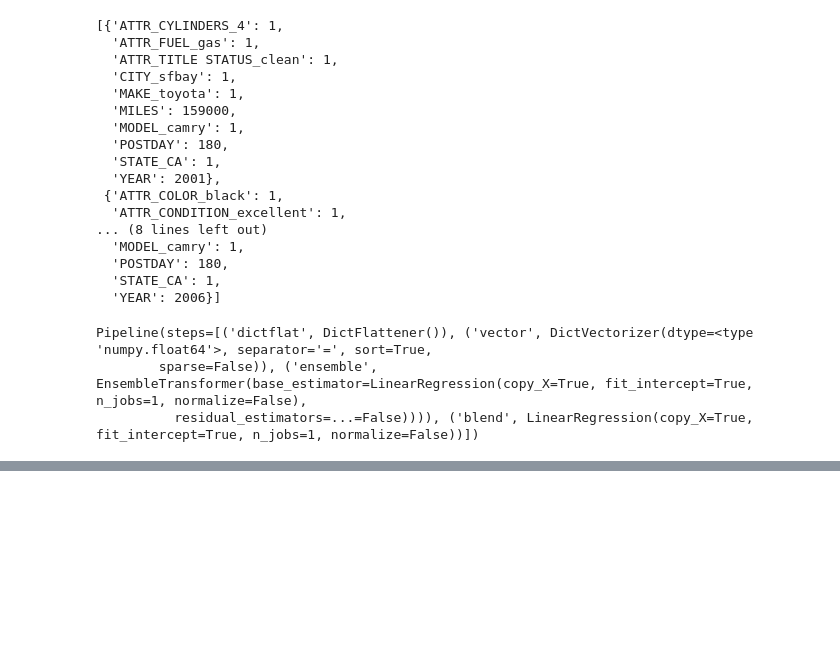
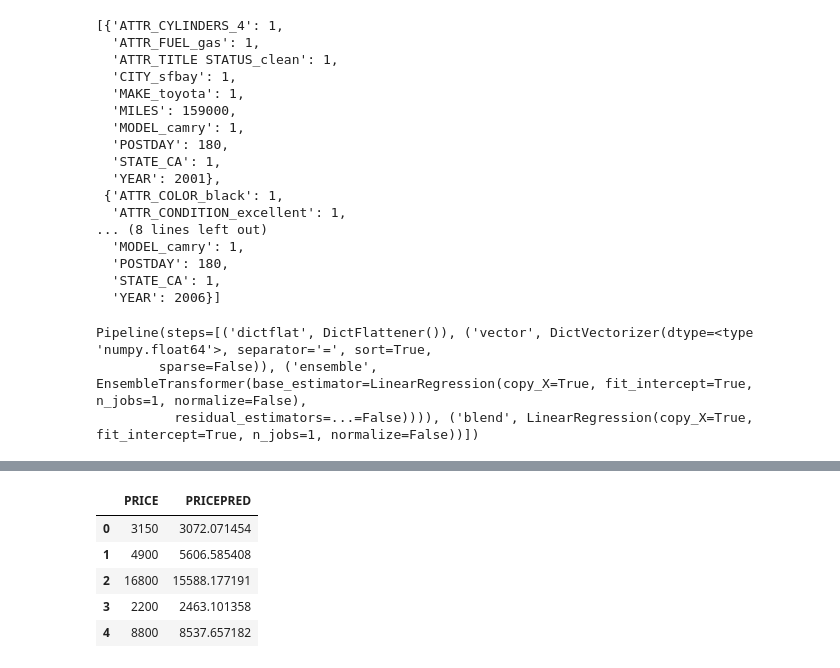
Before and after one commit to tsiangsun/cardeal, a Jupyter notebook: ML_CAR_PRICE.ipynb, the cells around one changed output, grey strips where cells are left out. Drawn from its saved outputs; the diff is of its cells as text; code cells hidden in the pictures; blank space fills up the shorter version.

```diff
--- a/ML_CAR_PRICE.ipynb
+++ b/ML_CAR_PRICE.ipynb
@@ -865,0 +1132,2 @@ plt.show()
+# %%
+ensemble_pipeline.fit(X_dict, y)
@@ -865,0 +1138,2 @@ plt.show()
+# %%
+y_pred = ensemble_pipeline.predict(X_dict)
@@ -865,0 +1189,2 @@ plt.show()
+# %%
+dfy = pd.DataFrame({'PRICEPRED': y_pred})
@@ -865,0 +1238,9 @@ plt.show()
+# %%
+df2[['PRICE','PRICEPRED']].head()
+# %% [output]
+|  | PRICE | PRICEPRED |
+| 0 | 3150 | 3072.071454 |
+| 1 | 4900 | 5606.585408 |
+| 2 | 16800 | 15588.177191 |
+| 3 | 2200 | 2463.101358 |
+| 4 | 8800 | 8537.657182 |
```
Also changed, not shown: parts of 49 cells of this notebook, 27 other files.
